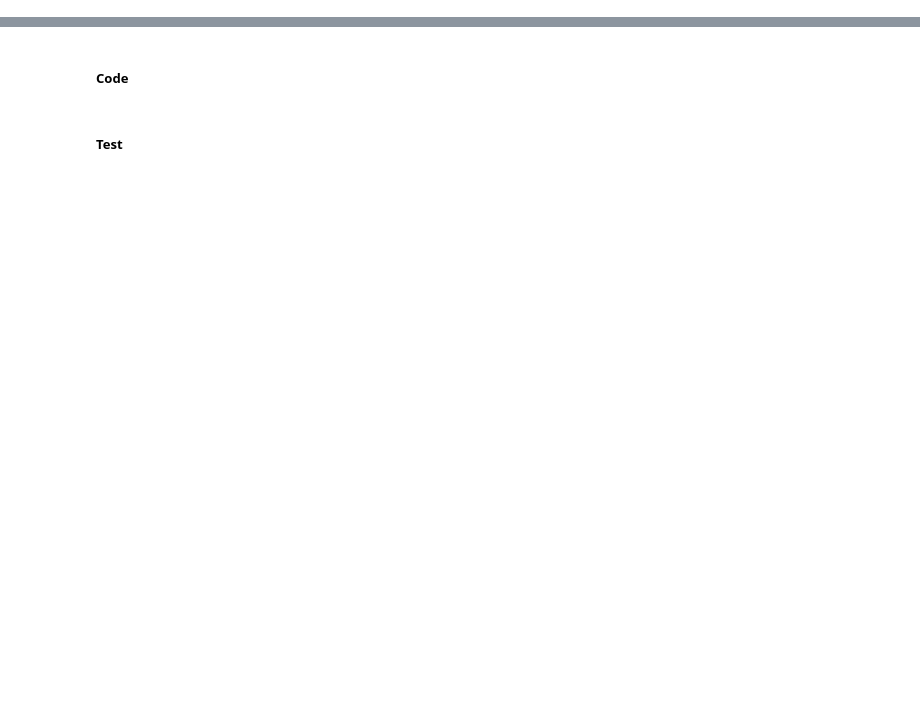
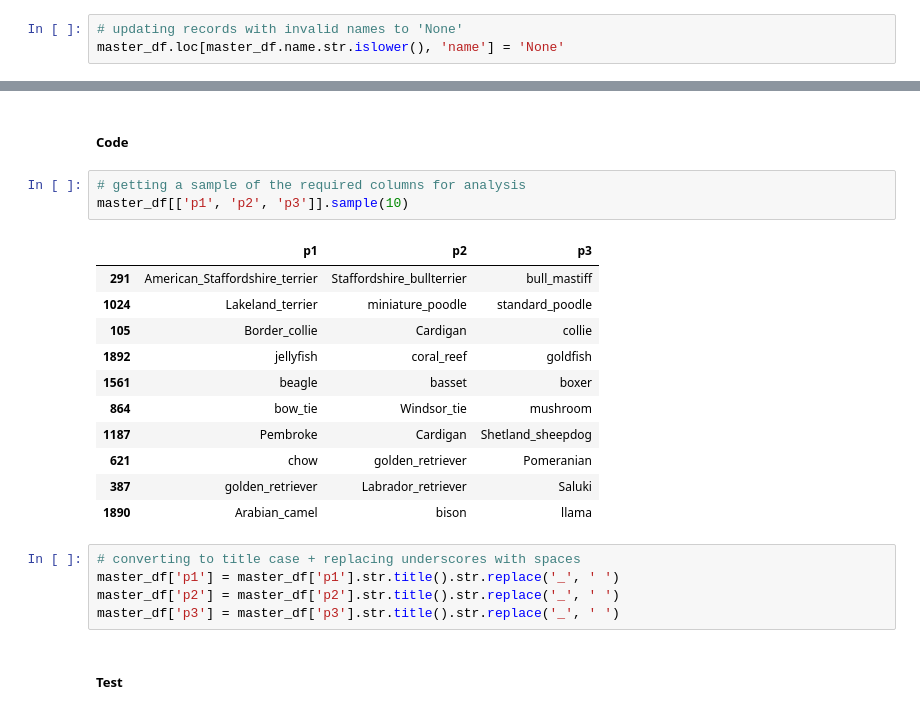
Before and after one commit to jyothirupa/dog-rates-data-wrangling, a Jupyter notebook: wrangle_act.ipynb, the cells around one changed output, grey strips where cells are left out. Drawn from its saved outputs; the diff is of its cells as text; blank space fills up the shorter version.

```diff
--- a/wrangle_act.ipynb
+++ b/wrangle_act.ipynb
@@ -900,2 +936,5 @@ master_df[master_df['rating_numerator'] >= 20][['tweet_id', 'text', 'rating_deno
+# %%
+# updating records with invalid names to 'None'
+master_df.loc[master_df.name.str.islower(), 'name'] = 'None'
 # %% [markdown]
 ##### Test
@@ -907,4 +958,24 @@ master_df[master_df['rating_numerator'] >= 20][['tweet_id', 'text', 'rating_deno
 # %% [markdown]
 ##### Code
+# %%
+# getting a sample of the required columns for analysis
+master_df[['p1', 'p2', 'p3']].sample(10)
+# %% [output]
+|  | p1 | p2 | p3 |
+| 291 | American_Staffordshire_terrier | Staffordshire_bullterrier | bull_mastiff |
+| 1024 | Lakeland_terrier | miniature_poodle | standard_poodle |
+| 105 | Border_collie | Cardigan | collie |
+| 1892 | jellyfish | coral_reef | goldfish |
+| 1561 | beagle | basset | boxer |
+| 864 | bow_tie | Windsor_tie | mushroom |
+| 1187 | Pembroke | Cardigan | Shetland_sheepdog |
+| 621 | chow | golden_retriever | Pomeranian |
+| 387 | golden_retriever | Labrador_retriever | Saluki |
+| 1890 | Arabian_camel | bison | llama |
+# %%
+# converting to title case + replacing underscores with spaces
+master_df['p1'] = master_df['p1'].str.title().str.replace('_', ' ')
+master_df['p2'] = master_df['p2'].str.title().str.replace('_', ' ')
+master_df['p3'] = master_df['p3'].str.title().str.replace('_', ' ')
 # %% [markdown]
 ##### Test
```
Also changed, not shown: parts of 35 cells of this notebook.
